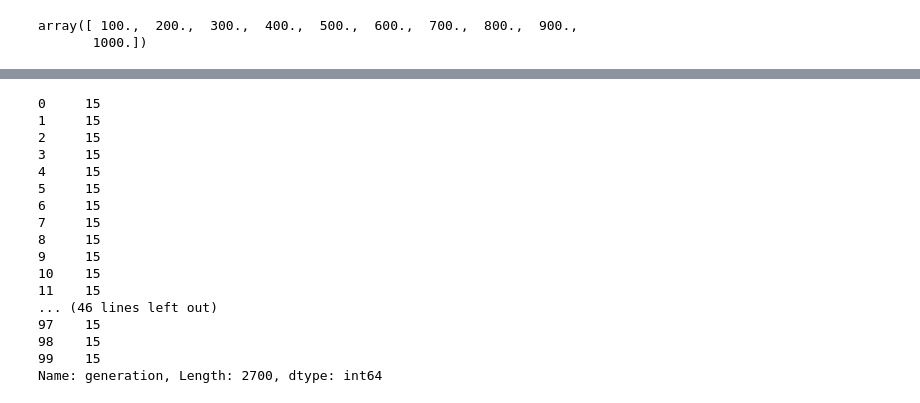
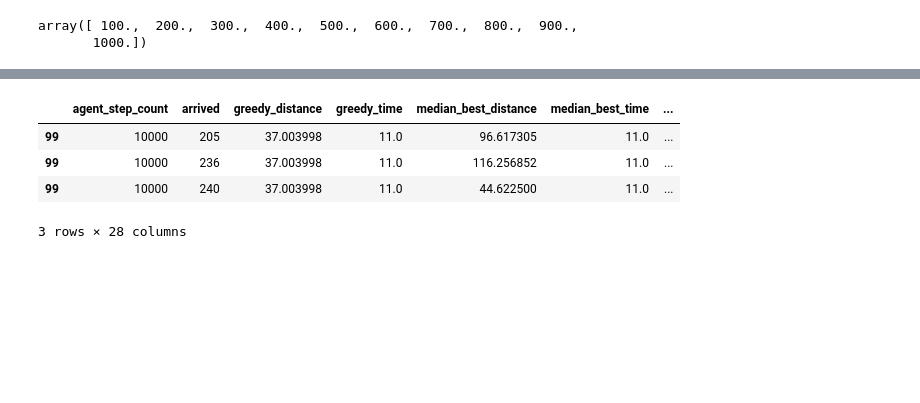
Before and after one commit to ovgu-FINken/ACO-MAPF, a Jupyter notebook: Aco-Visualization.ipynb, the cells around one changed output, grey strips where cells are left out. Cells and saved outputs as stored; diff of their text form; code cells hidden in the pictures; blank space fills up the shorter version.

```diff
--- a/Aco-Visualization.ipynb
+++ b/Aco-Visualization.ipynb
@@ -225,21 +228,9 @@ best = df.loc[df.individual == 1]
-# %%
-best.generation
-# %% [output]
-0     15
-1     15
-2     15
-3     15
-4     15
-5     15
-6     15
-7     15
-8     15
-9     15
-10    15
-11    15
-... (46 lines left out)
-97    15
-98    15
-99    15
-Name: generation, Length: 2700, dtype: int64
+# %%
+best.loc[best.world_step_count == 1000].head(3)
+# %% [output]
+|  | agent_step_count | arrived | greedy_distance | greedy_time | median_best_distance | median_best_time | ... |
+| 99 | 10000 | 205 | 37.003998 | 11.0 | 96.617305 | 11.0 | ... |
+| 99 | 10000 | 236 | 37.003998 | 11.0 | 116.256852 | 11.0 | ... |
+| 99 | 10000 | 240 | 37.003998 | 11.0 | 44.622500 | 11.0 | ... |
+3 rows × 28 columns
 # %%
```
Also changed, not shown: parts of 7 cells of this notebook, 3 other files.
